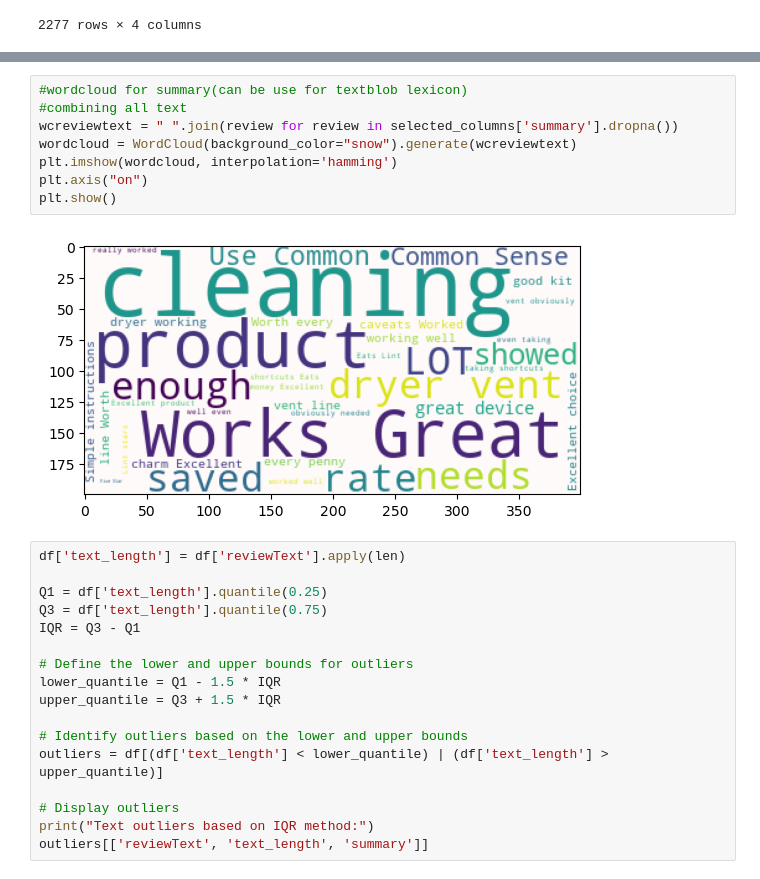
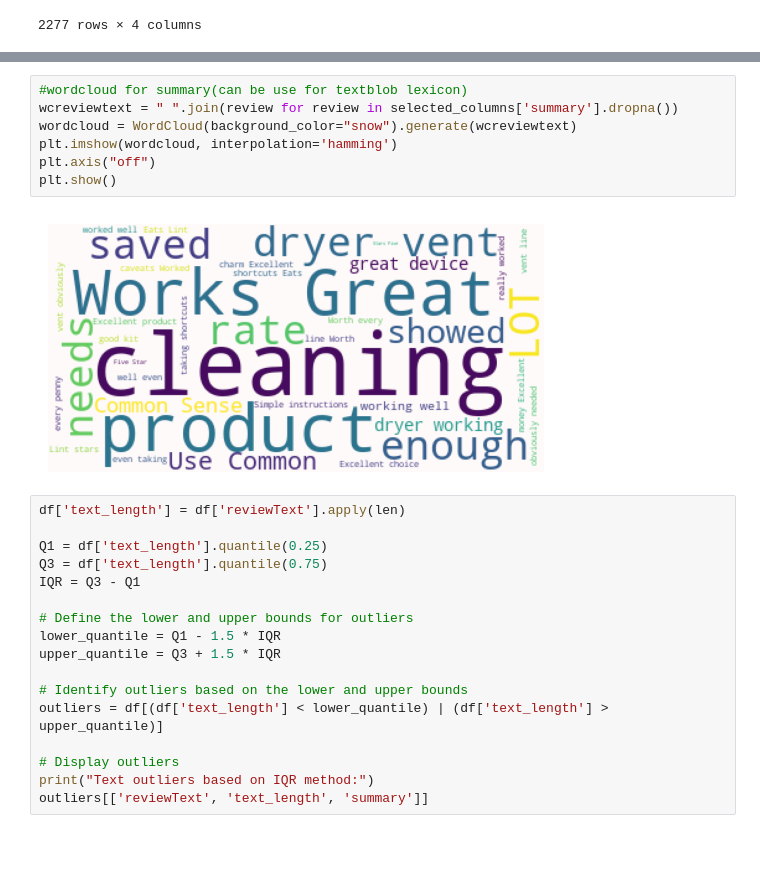
Before and after one commit to rolandjosephb/Comp262-Group3, a Jupyter notebook: Group 3.ipynb, the cells around one changed output, grey strips where cells are left out. Cells and saved outputs as stored; diff of their text form; blank space fills up the shorter version.

```diff
--- a/Group 3.ipynb
+++ b/Group 3.ipynb
@@ -489,13 +487,12 @@ plt.show()
-# %%
-#wordcloud for summary(can be use for textblob lexicon)
-#combining all text
-wcreviewtext = " ".join(review for review in selected_columns['summary'].dropna())
-wordcloud = WordCloud(background_color="snow").generate(wcreviewtext)
-plt.imshow(wordcloud, interpolation='hamming')
-plt.axis("on")
-plt.show()
-# %% [output]
-[figure, removed]
+# %%
+#wordcloud for summary(can be use for textblob lexicon)
+wcreviewtext = " ".join(review for review in selected_columns['summary'].dropna())
+wordcloud = WordCloud(background_color="snow").generate(wcreviewtext)
+plt.imshow(wordcloud, interpolation='hamming')
+plt.axis("off")
+plt.show()
+# %% [output]
+[figure, added]
 # %%
 df['text_length'] = df['reviewText'].apply(len)
 
```
Also changed, not shown: parts of 1 cell of this notebook.
